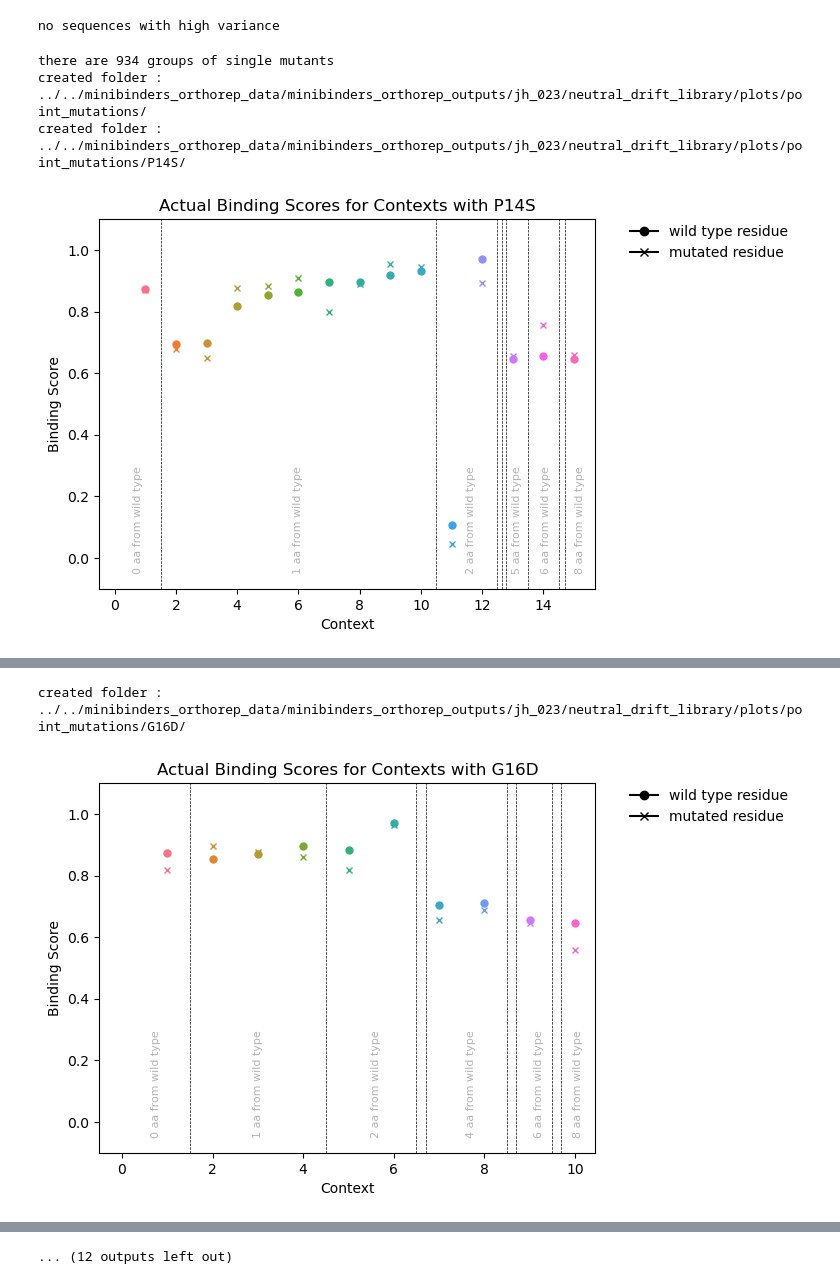
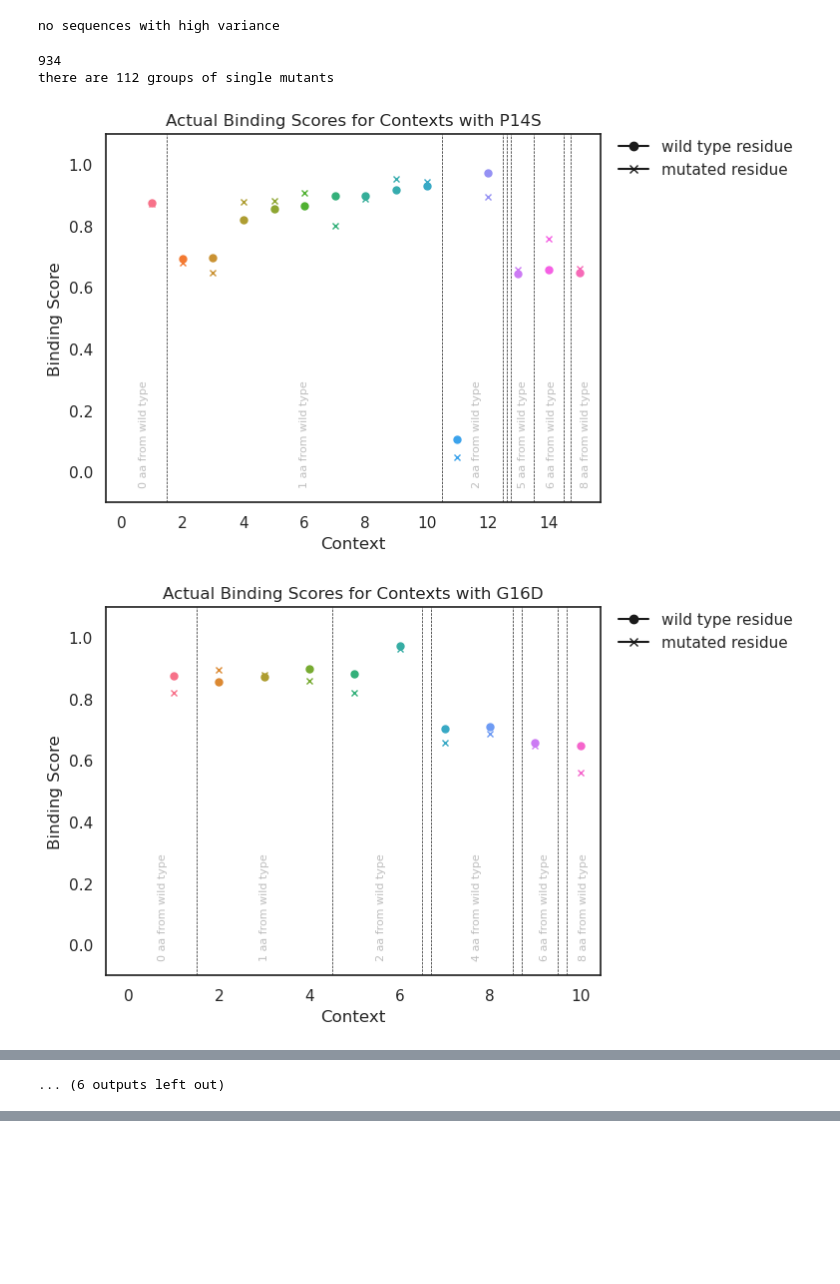
Before and after one commit to jhambale/neutral_drift_srtseq, a Jupyter notebook: 11_clean_neutvar.ipynb, the cells around one changed output, grey strips where cells are left out. Drawn from its saved outputs; the diff is of its cells as text; code cells hidden in the pictures; blank space fills up the shorter version.

```diff
--- a/11_clean_neutvar.ipynb
+++ b/11_clean_neutvar.ipynb
@@ -262,10 +262,10 @@ Name: average normalized score, dtype: float64
 [figure]
 no sequences with high variance
 # %%
-    #create families of single mutants from aa sequences within the library
+    # create families of single mutants from aa sequences within the library
 
     lib_aaseq = library_df.sort_values('number_aa_mutations')['aa_sequence']
-    # print(lib_aaseq[:5])
+    print(len(lib_aaseq))
 
     # compile lists of single mutants of a given sequence (iterate through sequences in the set of scores in order)
     singlemuts = {}
@@ -280,7 +280,8 @@ no sequences with high variance
                 # print(hamming_pairwise_aa)
                 if hamming_pairwise_aa == 1:
                     singlemutlist.append(seqcomp)
-        singlemuts[aaseq] = singlemutlist
+        if len(singlemutlist) > 0:
+            singlemuts[aaseq] = singlemutlist
     print(f"there are {len(list(singlemuts.keys()))} groups of single mutants")
 
     # comprehensive list of pairs of single mutants organized by point mutation
@@ -481,7 +482,6 @@ no sequences with high variance
             # Show the plot
             plt.savefig(mutkdist_outpath, dpi=400)
             plt.show()
-            # plt.pause(10)
             plt.close()
 
     # group by point mutation
@@ -686,35 +686,34 @@ no sequences with high variance
             heatmap_outpath = f'../../minibinders_orthorep_data/minibinders_orthorep_outputs/{experiment_id}/neutral_drift_library/plots/1mut_heatmap_{experiment_id}.png'
 
         plt.rcParams.update({
             'font.size': 25,
             # 'font.family': 'Arial'
         })
 
         plt.figure(figsize=(len(heatmap_matrix.columns)/1.5, 40))
         ax = sns.heatmap(
             heatmap_matrix,
             annot=True, fmt=".2f",
             cmap='coolwarm', center=0,
             linewidths=0.5, linecolor='gray',
             cbar_kws={'label': 'Score'},
             annot_kws={"fontsize":25,"rotation":90}
         )
         ax.set_xticklabels(heatmap_matrix.columns, rotation=90, fontsize=20)
         ax.set_yticklabels(heatmap_matrix.index, rotation=0, fontsize=20)
         plt.xlabel('Sequence Position (Wild Type Residue)')
         plt.ylabel('Mutant Residue')
         plt.title(f'Single Mutation Effect Heatmap for {fasta_name}', fontsize=40)
         # plt.tight_layout()
         plt.savefig(heatmap_outpath, format='png', dpi=500, bbox_inches='tight')
         plt.show()
-        # plt.pause(10)
         plt.close()
     else:
         print("no wild type score found")
 
     print("-------new library-------")
 # %% [output]
-there are 934 groups of single mutants
-created folder : ../../minibinders_orthorep_data/minibinders_orthorep_outputs/jh_023/neutral_drift_library/plots/point_mutations/
-created folder : ../../minibinders_orthorep_data/minibinders_orthorep_outputs/jh_023/neutral_drift_library/plots/point_mutations/P14S/
+934
+there are 112 groups of single mutants
-[figure, old version]
+[figure, new version]
+[figure, new version]
@@ -721,2 +729 @@ created folder : ../../minibinders_orthorep_data/minibinders_orthorep_outputs/jh
-created folder : ../../minibinders_orthorep_data/minibinders_orthorep_outputs/jh_023/neutral_drift_library/plots/point_mutations/G16D/
+... (6 outputs left out)
-[figure, old version]
@@ -731,4 +730,3 @@ created folder : ../../minibinders_orthorep_data/minibinders_orthorep_outputs/jh
-... (12 outputs left out)
 # %%
 # additional things to do
 
```
Also changed, not shown: parts of 2 cells of this notebook, 3 other files.
